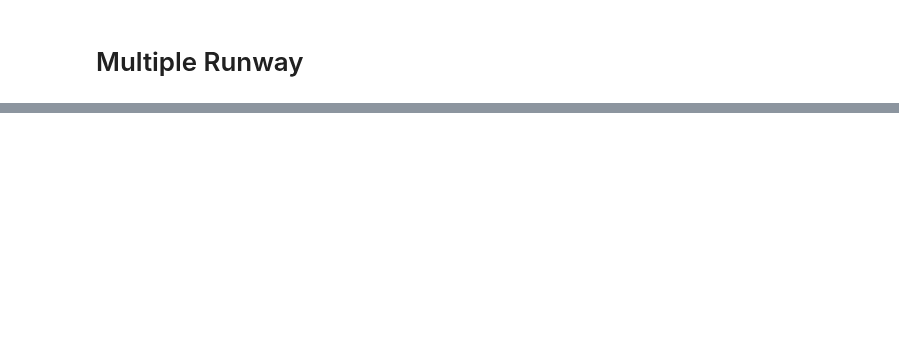
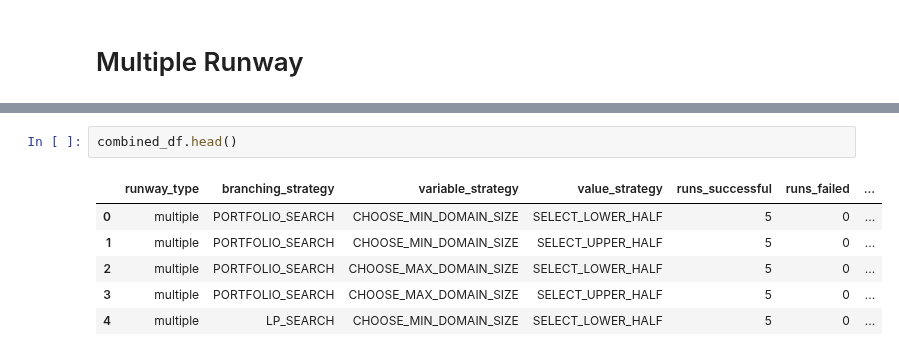
Before and after one commit to brunomfernandes45/aircraft-landings-scheduling, a Jupyter notebook: src/report.ipynb, the cells around one changed output, grey strips where cells are left out. Drawn from its saved outputs; the diff is of its cells as text; blank space fills up the shorter version.

```diff
--- a/src/report.ipynb
+++ b/src/report.ipynb
@@ -481,0 +556,9 @@ Testing combination: Branching=PORTFOLIO_SEARCH, Variable=CHOOSE_MIN_DOMAIN_SIZE
+# %%
+combined_df.head()
+# %% [output]
+|  | runway_type | branching_strategy | variable_strategy | value_strategy | runs_successful | runs_failed | ... |
+| 0 | multiple | PORTFOLIO_SEARCH | CHOOSE_MIN_DOMAIN_SIZE | SELECT_LOWER_HALF | 5 | 0 | ... |
+| 1 | multiple | PORTFOLIO_SEARCH | CHOOSE_MIN_DOMAIN_SIZE | SELECT_UPPER_HALF | 5 | 0 | ... |
+| 2 | multiple | PORTFOLIO_SEARCH | CHOOSE_MAX_DOMAIN_SIZE | SELECT_LOWER_HALF | 5 | 0 | ... |
+| 3 | multiple | PORTFOLIO_SEARCH | CHOOSE_MAX_DOMAIN_SIZE | SELECT_UPPER_HALF | 5 | 0 | ... |
+| 4 | multiple | LP_SEARCH | CHOOSE_MIN_DOMAIN_SIZE | SELECT_LOWER_HALF | 5 | 0 | ... |
```
Also changed, not shown: parts of 12 cells of this notebook.
